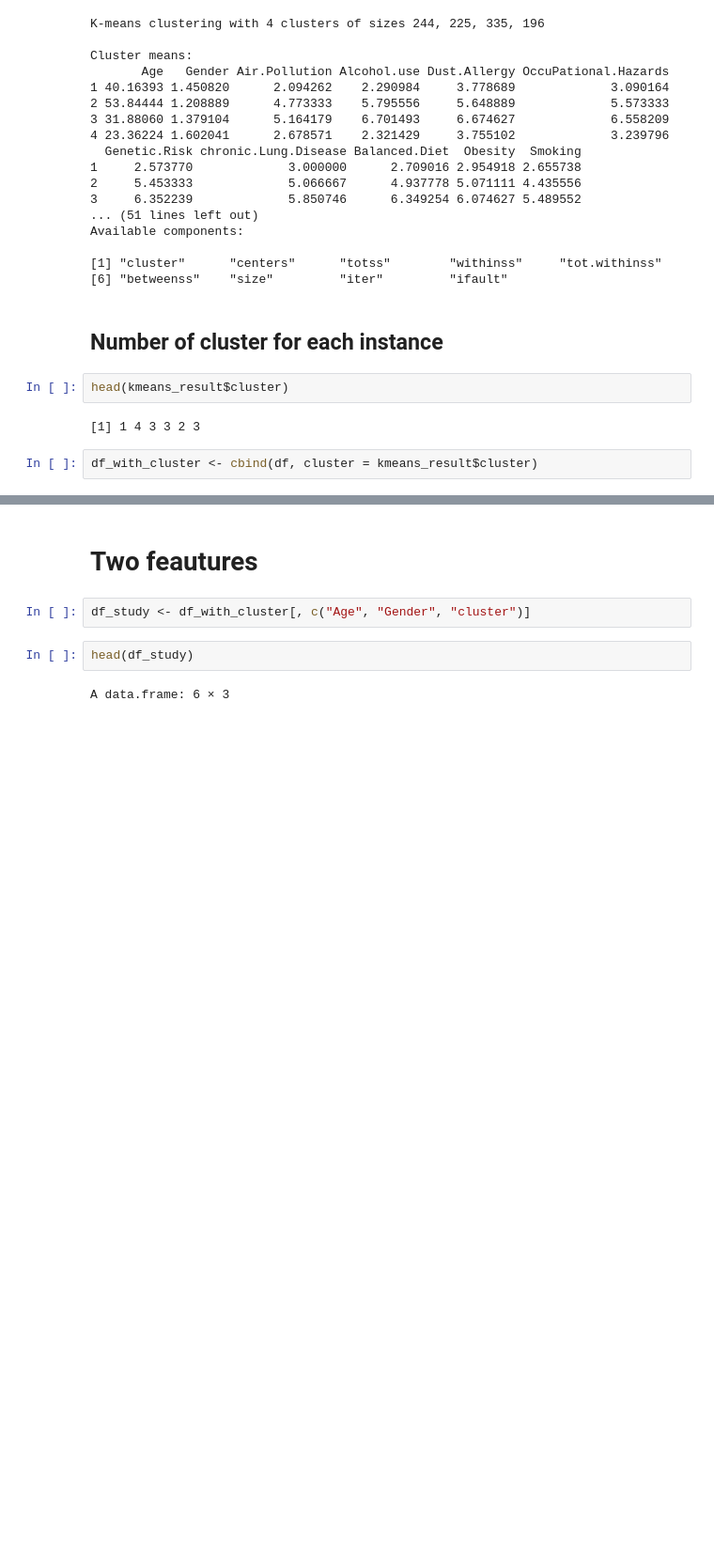
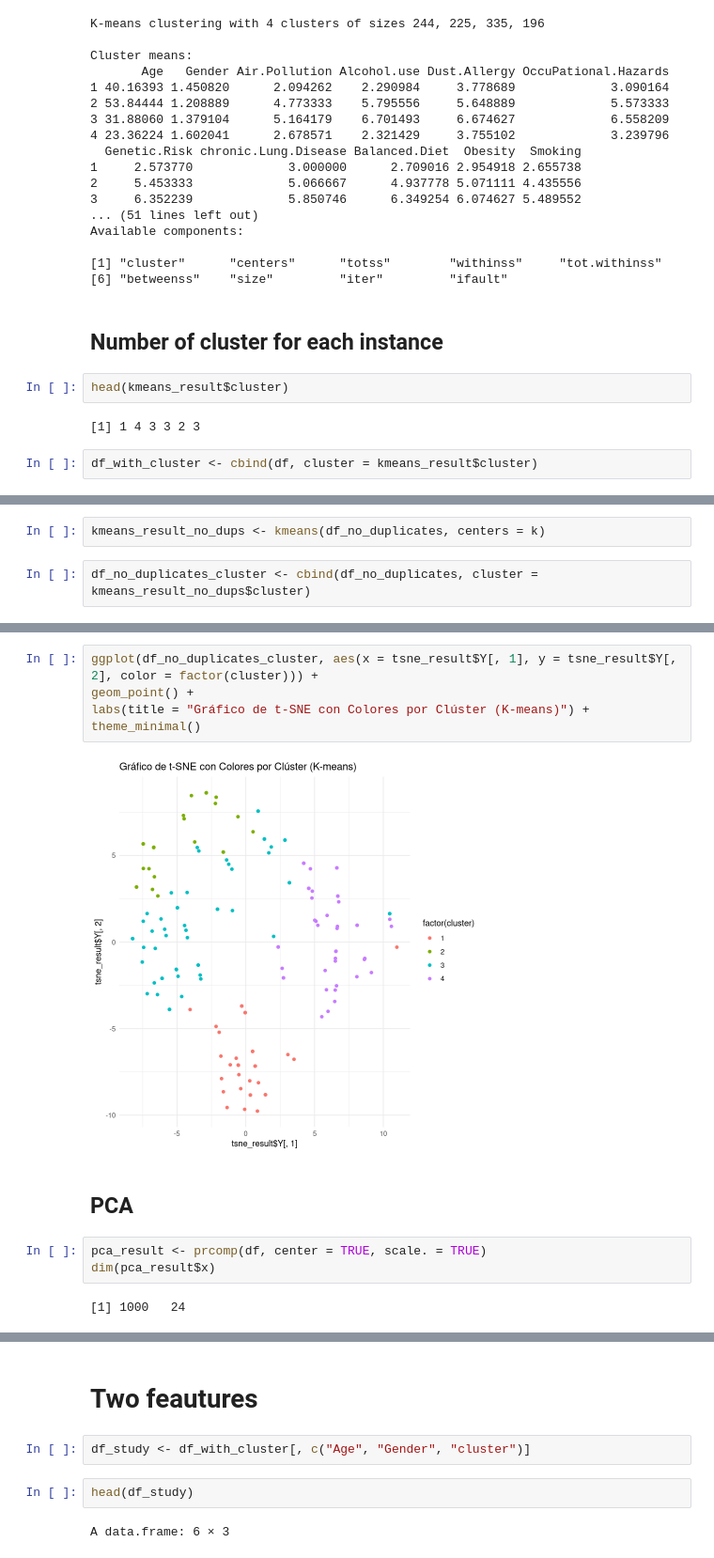
Before and after one commit to Alvaro8gb/DataVisualization, a Jupyter notebook: App/clustering.ipynb, the cells around one changed output, grey strips where cells are left out. Shown at 94% size. Drawn from its saved outputs; the diff is of its cells as text; blank space fills up the shorter version.

```diff
--- a/lungCancerApp/clustering.ipynb
+++ b/App/clustering.ipynb
@@ -71,0 +135,4 @@ geom = "point"
+# %%
+kmeans_result_no_dups <- kmeans(df_no_duplicates, centers = k)
+# %%
+df_no_duplicates_cluster <- cbind(df_no_duplicates, cluster = kmeans_result_no_dups$cluster)
@@ -71,0 +151,14 @@ geom = "point"
+# %%
+ggplot(df_no_duplicates_cluster, aes(x = tsne_result$Y[, 1], y = tsne_result$Y[, 2], color = factor(cluster))) +
+geom_point() +
+labs(title = "Gráfico de t-SNE con Colores por Clúster (K-means)") +
+theme_minimal()
+# %% [output]
+[figure, added]
+# %% [markdown]
+## PCA
+# %%
+pca_result <- prcomp(df, center = TRUE, scale. = TRUE)
+dim(pca_result$x)
+# %% [output]
+[1] 1000   24
```
Also changed, not shown: parts of 19 cells of this notebook, 16 other files.
